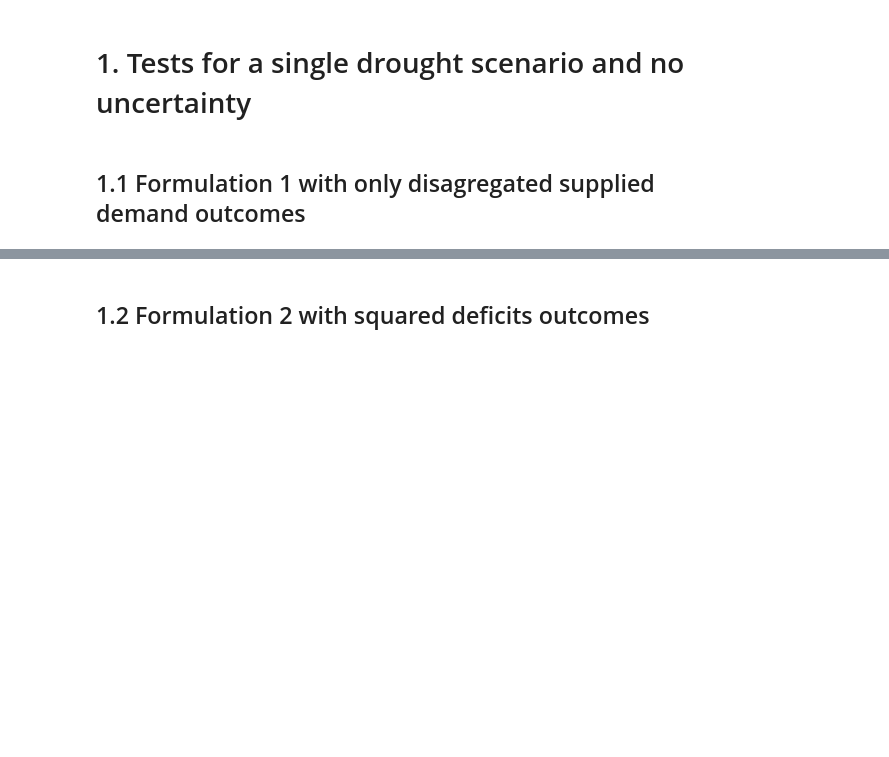
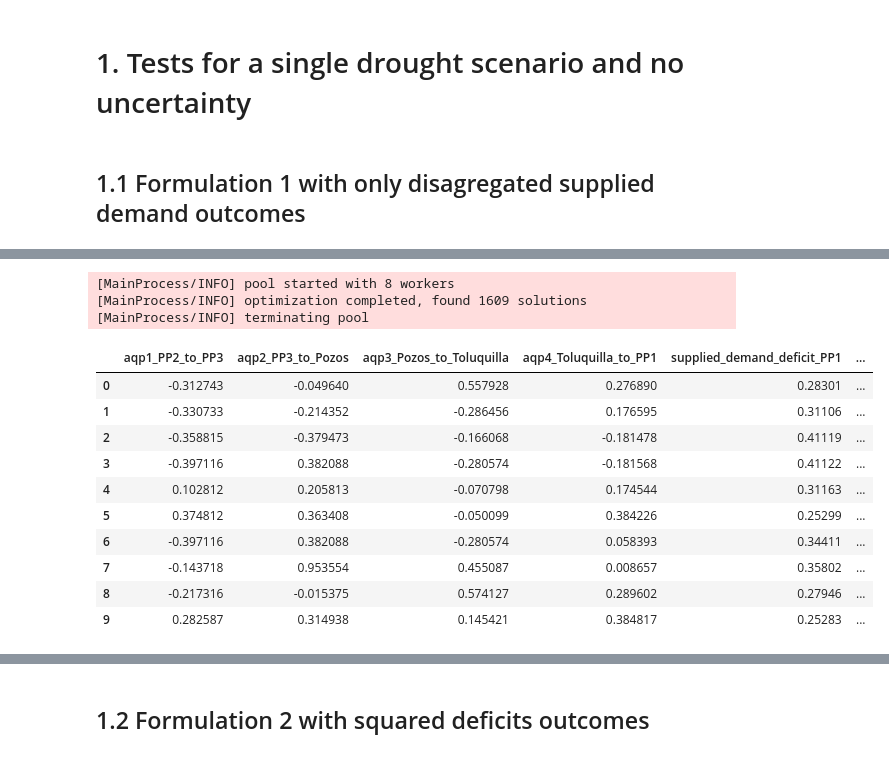
Before and after one commit to arielgoldin/GDL_Aquapheric_Policies, a Jupyter notebook: AMG_experimentation.ipynb, the cells around one changed output, grey strips where cells are left out. Drawn from its saved outputs; the diff is of its cells as text; code cells hidden in the pictures; blank space fills up the shorter version.

```diff
--- a/AMG_experimentation.ipynb
+++ b/AMG_experimentation.ipynb
@@ -130,0 +181,41 @@ results.head(10)
+# %%
+#Using supplied demand an a non negative constrain
+ema_logging.log_to_stderr(ema_logging.INFO)
+drougth_multiplier = 0.5
+scenario1= Scenario("drought1", chapala_flow = 6.9*drougth_multiplier, calderon_flow = 1*drougth_multiplier, zapotillo_flow = 1*drougth_multiplier, pozos_flow = 2.3*drougth_multiplier, toluquilla_flow = 0.5*drougth_multiplier)
+
+outcome_names = [f"supplied_demand_deficit_{ZA}" for ZA in ZA_names]
+
+
+non_negative_outcomes = [f"supplied_{ZA}" for ZA in ZA_names]
+less_than_x_outcomes = [f"supplied_demand_deficit_{ZA}" for ZA in ZA_names]
+x= 3
+
+constraints = [Constraint("non_negative_constrain", outcome_names= outcome,
+                         function=lambda x: max(0, -x)) for outcome in non_negative_outcomes]
+
+'''+ [Constraint("less_than_x", outcome_names= outcome,function=lambda x: max(0, min(x, x))) for outcome in less_than_x_outcomes]'''
+
+
+with MultiprocessingEvaluator(AMG_model) as evaluator:
+    results = evaluator.optimize(
+        nfe=10000, searchover="levers", epsilons=[0.05] * 5, constraints = constraints, reference=scenario1
+    )
+
+
+results.head(10)
+# %% [output]
+[MainProcess/INFO] pool started with 8 workers
+[MainProcess/INFO] optimization completed, found 1609 solutions
+[MainProcess/INFO] terminating pool
+|  | aqp1_PP2_to_PP3 | aqp2_PP3_to_Pozos | aqp3_Pozos_to_Toluquilla | aqp4_Toluquilla_to_PP1 | supplied_demand_deficit_PP1 | ... |
+| 0 | -0.312743 | -0.049640 | 0.557928 | 0.276890 | 0.28301 | ... |
+| 1 | -0.330733 | -0.214352 | -0.286456 | 0.176595 | 0.31106 | ... |
+| 2 | -0.358815 | -0.379473 | -0.166068 | -0.181478 | 0.41119 | ... |
+| 3 | -0.397116 | 0.382088 | -0.280574 | -0.181568 | 0.41122 | ... |
+| 4 | 0.102812 | 0.205813 | -0.070798 | 0.174544 | 0.31163 | ... |
+| 5 | 0.374812 | 0.363408 | -0.050099 | 0.384226 | 0.25299 | ... |
+| 6 | -0.397116 | 0.382088 | -0.280574 | 0.058393 | 0.34411 | ... |
+| 7 | -0.143718 | 0.953554 | 0.455087 | 0.008657 | 0.35802 | ... |
+| 8 | -0.217316 | -0.015375 | 0.574127 | 0.289602 | 0.27946 | ... |
+| 9 | 0.282587 | 0.314938 | 0.145421 | 0.384817 | 0.25283 | ... |
```
Also changed, not shown: parts of 24 cells of this notebook, 4 other files.
